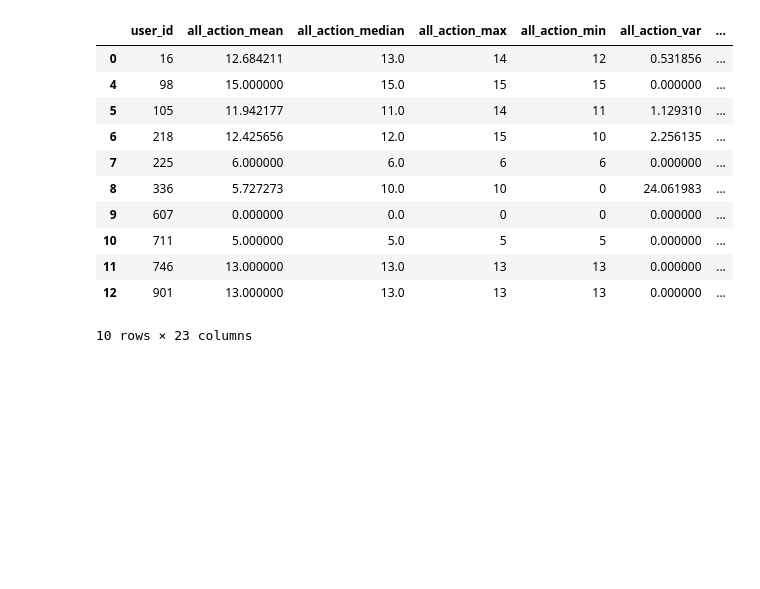
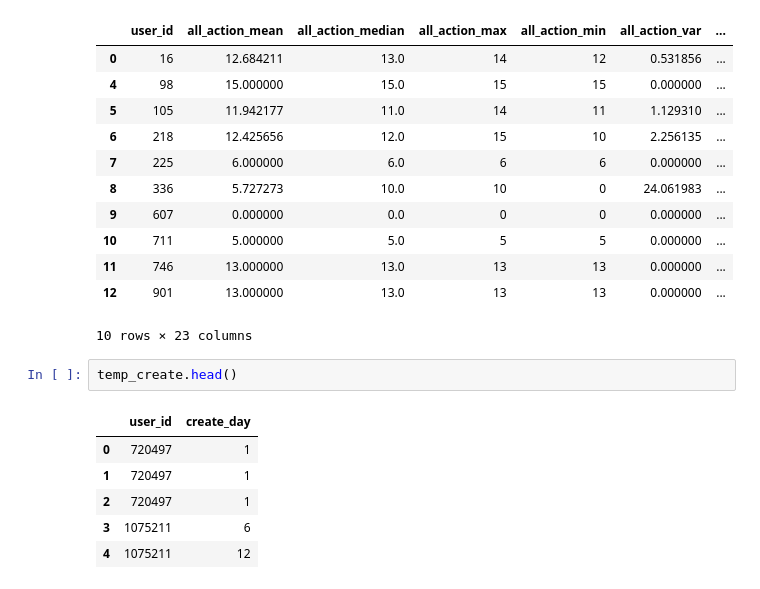
Before and after one commit to fuhailin/2018-Big-Data-Challenge, a Jupyter notebook: solution/baseline.ipynb, the cells around one changed output. Cells and saved outputs as stored; diff of their text form; blank space fills up the shorter version.

```diff
--- a/solution/baseline.ipynb
+++ b/solution/baseline.ipynb
@@ -1303,3 +1303,12 @@ test3.head(10)
 | 11 | 746 | 13.000000 | 13.0 | 13 | 13 | 0.000000 | ... |
 | 12 | 901 | 13.000000 | 13.0 | 13 | 13 | 0.000000 | ... |
 10 rows × 23 columns
+# %%
+temp_create.head()
+# %% [output]
+|  | user_id | create_day |
+| 0 | 720497 | 1 |
+| 1 | 720497 | 1 |
+| 2 | 720497 | 1 |
+| 3 | 1075211 | 6 |
+| 4 | 1075211 | 12 |
```
Also changed, not shown: parts of 3 cells of this notebook, 1 other file.
